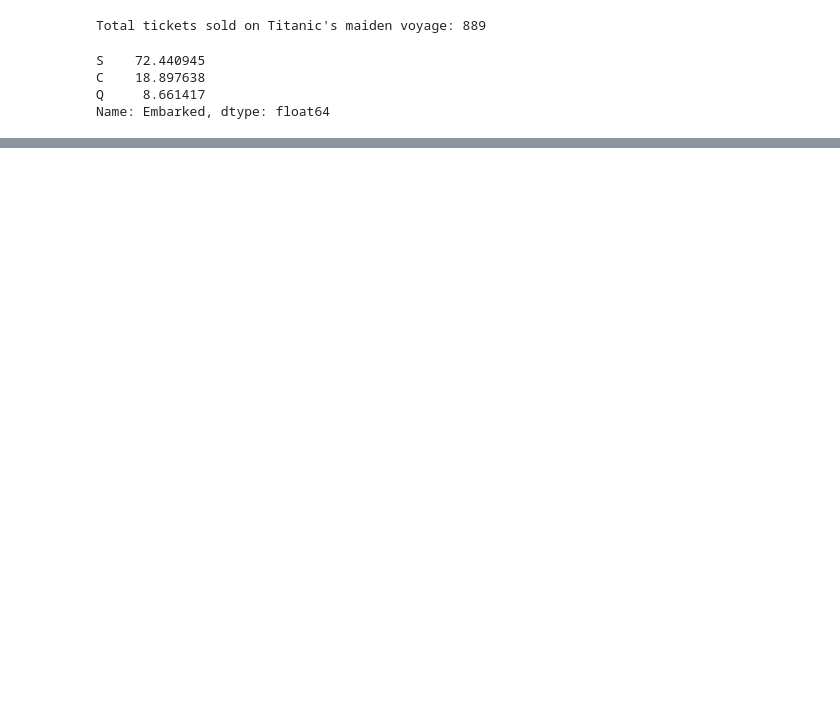
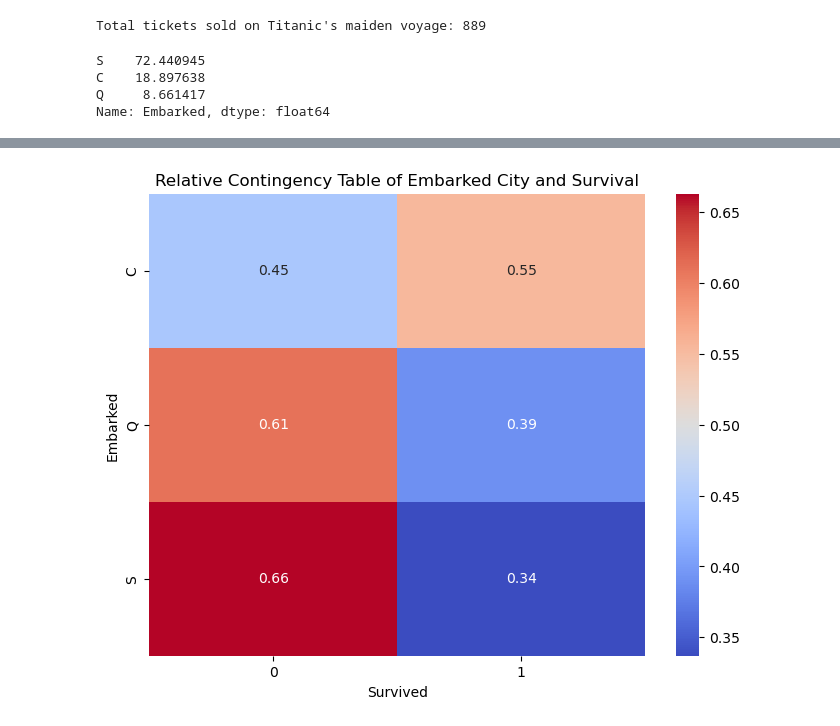
Before and after one commit to Harris-21/AI, a Jupyter notebook: Semester 1/Titanic/Titanic.ipynb, the cells around one changed output, grey strips where cells are left out. Saved outputs shown, nothing was run; the diff lists cells and outputs as text; code cells hidden in the pictures; blank space fills up the shorter version.

```diff
--- a/Semester 1/Titanic/Titanic.ipynb
+++ b/Semester 1/Titanic/Titanic.ipynb
@@ -202,0 +280,12 @@ NameError: name 'femaleDied' is not defined
+# %%
+import seaborn as sns
+import matplotlib.pyplot as plt
+
+plt.figure(figsize=(8, 6))
+sns.heatmap(relative_contingency_table, annot=True, cmap='coolwarm', fmt='.2f')
+plt.xlabel('Survived')
+plt.ylabel('Embarked')
+plt.title('Relative Contingency Table of Embarked City and Survival')
+plt.show()
+# %% [output]
+[figure, added]
```
Also changed, not shown: parts of 25 cells of this notebook, 2 other files.
